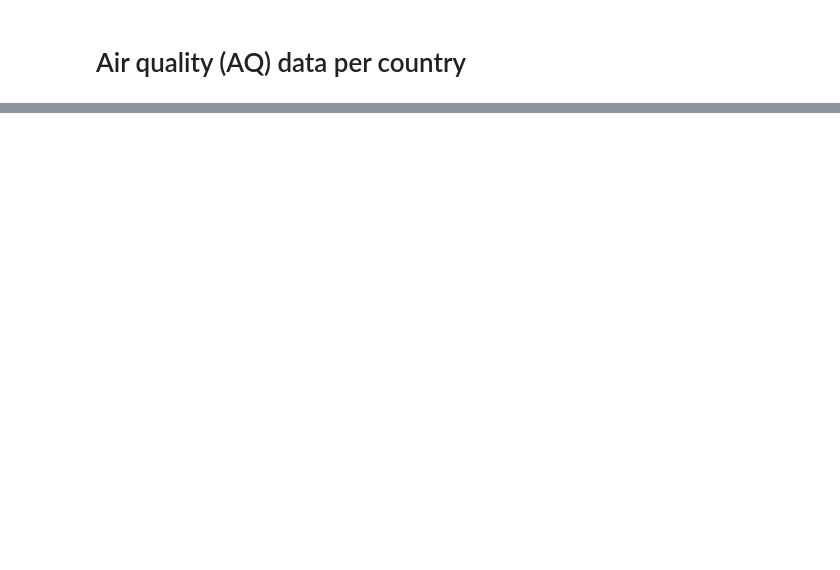
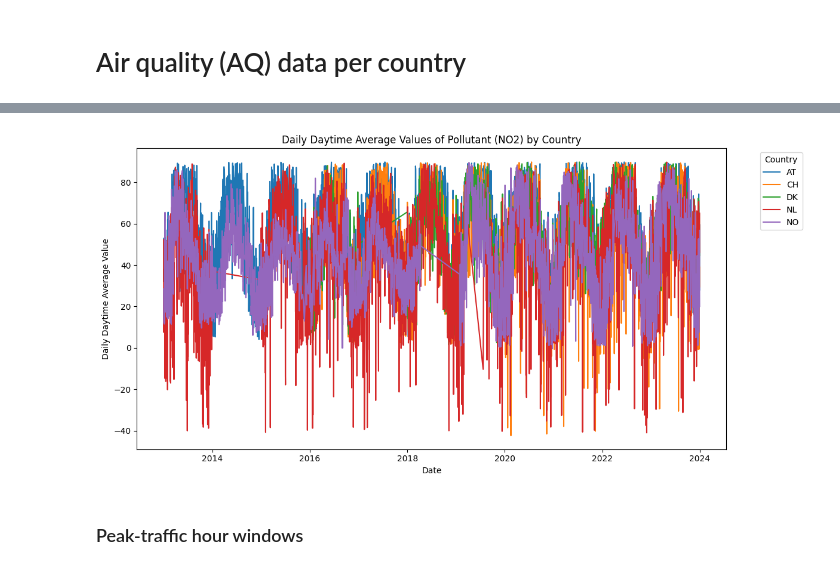
Before and after one commit to JskifterJ/DSML, a Jupyter notebook: src/data_processing.ipynb, the cells around one changed output, grey strips where cells are left out. Drawn from its saved outputs; the diff is of its cells as text; code cells hidden in the pictures; blank space fills up the shorter version.

```diff
--- a/src/data_processing.ipynb
+++ b/src/data_processing.ipynb
@@ -77,0 +723,18 @@ print(f"Combined datasets saved to {processed_path}/")
+# %%
+#summary statistics
+summary_stats = daily_daytime_avg_per_country['DailyDaytimeAverageValue'].describe()
+print(summary_stats)
+
+#remove outliers
+Q1 = daily_daytime_avg_per_country['DailyDaytimeAverageValue'].quantile(0.25)
+Q3 = daily_daytime_avg_per_country['DailyDaytimeAverageValue'].quantile(0.75)
+IQR = Q3 - Q1
+lower_bound = Q1 - 1.5 * IQR
+upper_bound = Q3 + 1.5 * IQR
+
+daily_daytime_avg_per_country = daily_daytime_avg_per_country[
+    (daily_daytime_avg_per_country['DailyDaytimeAverageValue'] >= lower_bound) &
+    (daily_daytime_avg_per_country['DailyDaytimeAverageValue'] <= upper_bound)
+]
+
+daily_daytime_avg_per_country
@@ -77,0 +764,23 @@ print(f"Combined datasets saved to {processed_path}/")
+# %%
+import matplotlib.pyplot as plt
+
+# Filter data for a specific pollutant (e.g., NO2) for better visualization
+pollutant_to_visualize = 7  # NO2
+filtered_data = daily_daytime_avg_per_country[daily_daytime_avg_per_country['Pollutant'] == pollutant_to_visualize]
+
+# Plot the data
+plt.figure(figsize=(12, 6))
+for country in filtered_data['Country'].unique():
+    country_data = filtered_data[filtered_data['Country'] == country]
+    plt.plot(country_data['Date'], country_data['DailyDaytimeAverageValue'], label=country)
+
+plt.title('Daily Daytime Average Values of Pollutant (NO2) by Country')
+plt.xlabel('Date')
+plt.ylabel('Daily Daytime Average Value')
+plt.legend(title='Country', bbox_to_anchor=(1.05, 1), loc='upper left')
+plt.tight_layout()
+plt.show()
+# %% [output]
+[figure, added]
+# %% [markdown]
+### Peak-traffic hour windows
```
Also changed, not shown: parts of 35 cells of this notebook, 8 other files.
